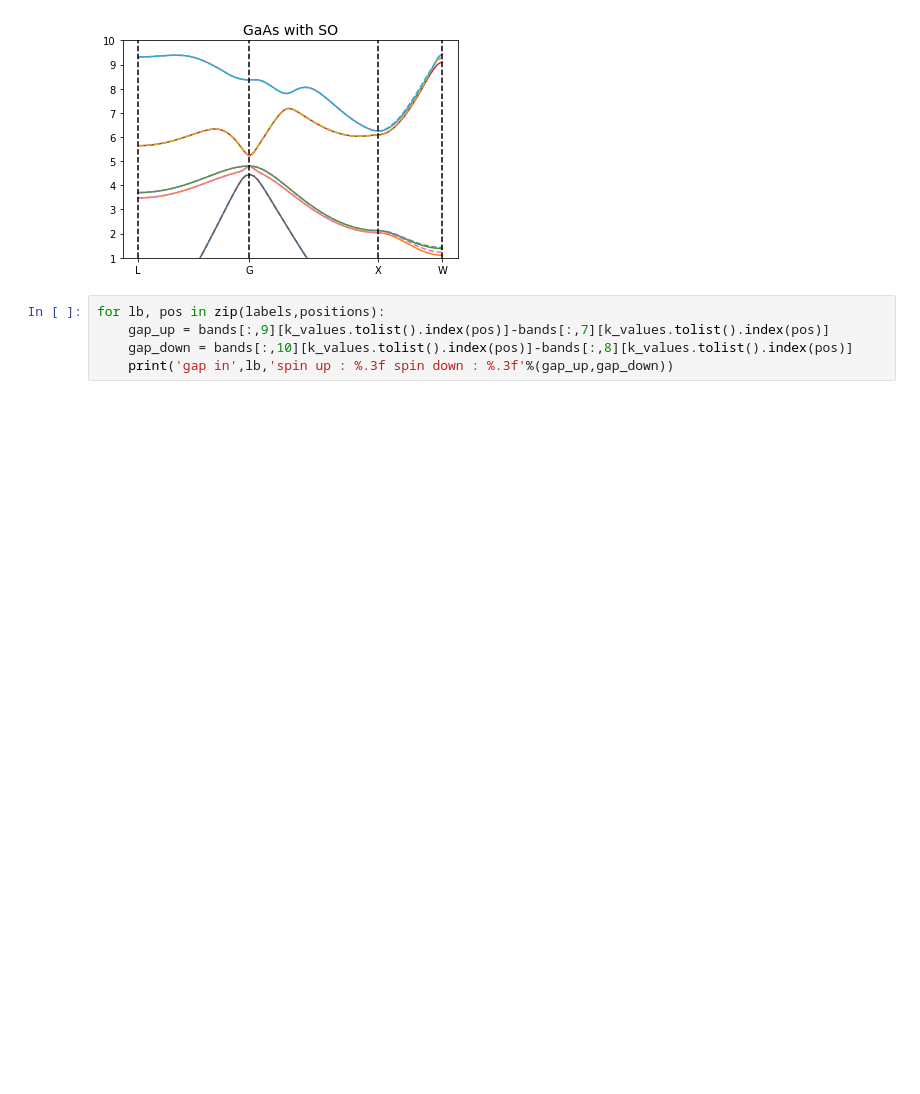
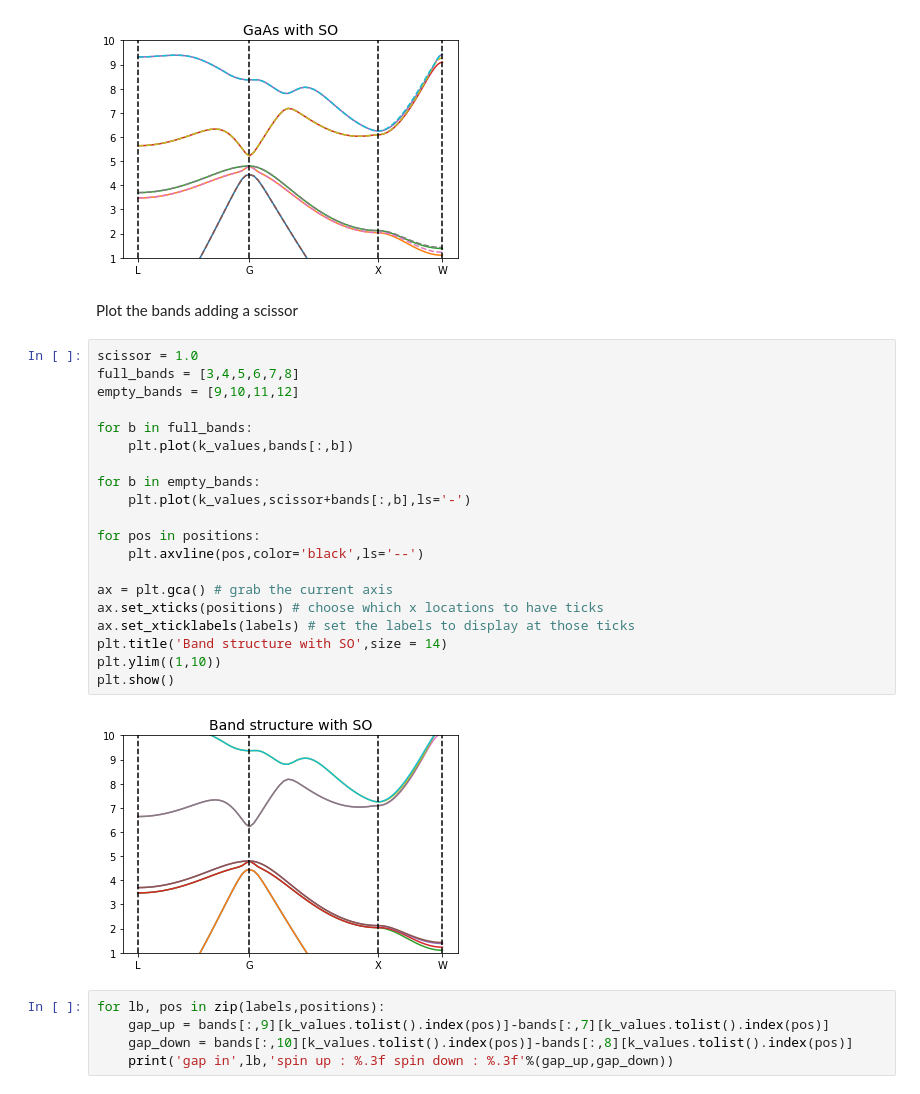
Before and after one commit to marcodalessandro76/Generation-and-decay-of-the-degree-of-spin-polarization-in-GaAs, a Jupyter notebook: QE_band_structure_with_SO.ipynb, the cells around one changed output. Cells and saved outputs as stored; diff of their text form; blank space fills up the shorter version.

```diff
--- a/QE_band_structure_with_SO.ipynb
+++ b/QE_band_structure_with_SO.ipynb
@@ -225,6 +226,30 @@ plt.ylim((1,10))
 plt.show()
 # %% [output]
 [figure]
+# %% [markdown]
+Plot the bands adding a scissor
+# %%
+scissor = 1.0
+full_bands = [3,4,5,6,7,8]
+empty_bands = [9,10,11,12]
+
+for b in full_bands:
+    plt.plot(k_values,bands[:,b])
+
+for b in empty_bands:
+    plt.plot(k_values,scissor+bands[:,b],ls='-')
+
+for pos in positions:
+    plt.axvline(pos,color='black',ls='--')
+
+ax = plt.gca() # grab the current axis
+ax.set_xticks(positions) # choose which x locations to have ticks
+ax.set_xticklabels(labels) # set the labels to display at those ticks
+plt.title('Band structure with SO',size = 14)
+plt.ylim((1,10))
+plt.show()
+# %% [output]
+[figure, added]
 # %%
 for lb, pos in zip(labels,positions):
     gap_up = bands[:,9][k_values.tolist().index(pos)]-bands[:,7][k_values.tolist().index(pos)]
```
Also changed, not shown: parts of 4 cells of this notebook, 2 other files.
